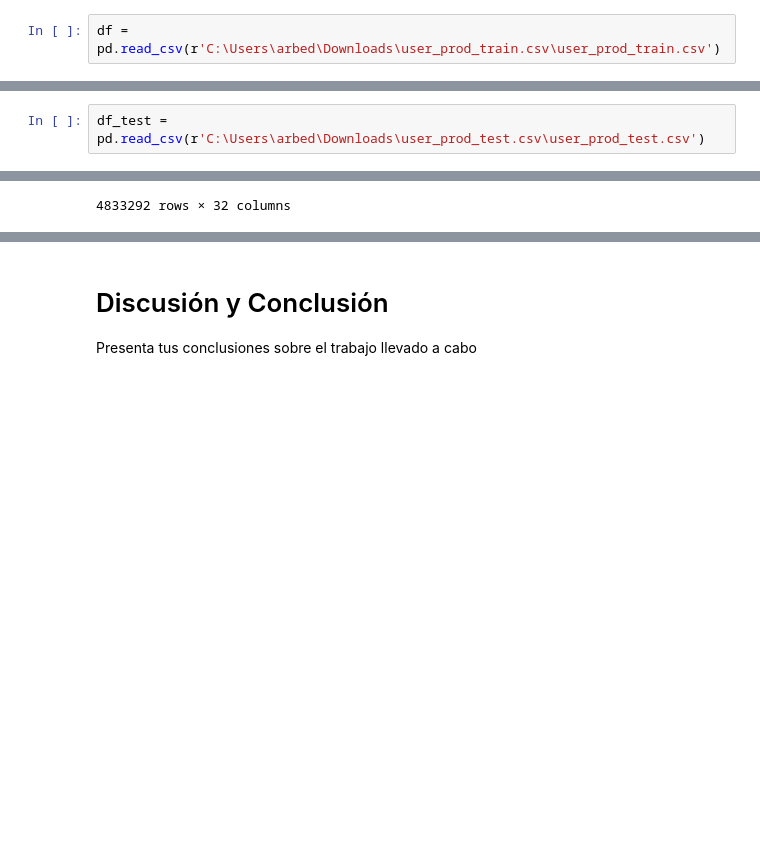
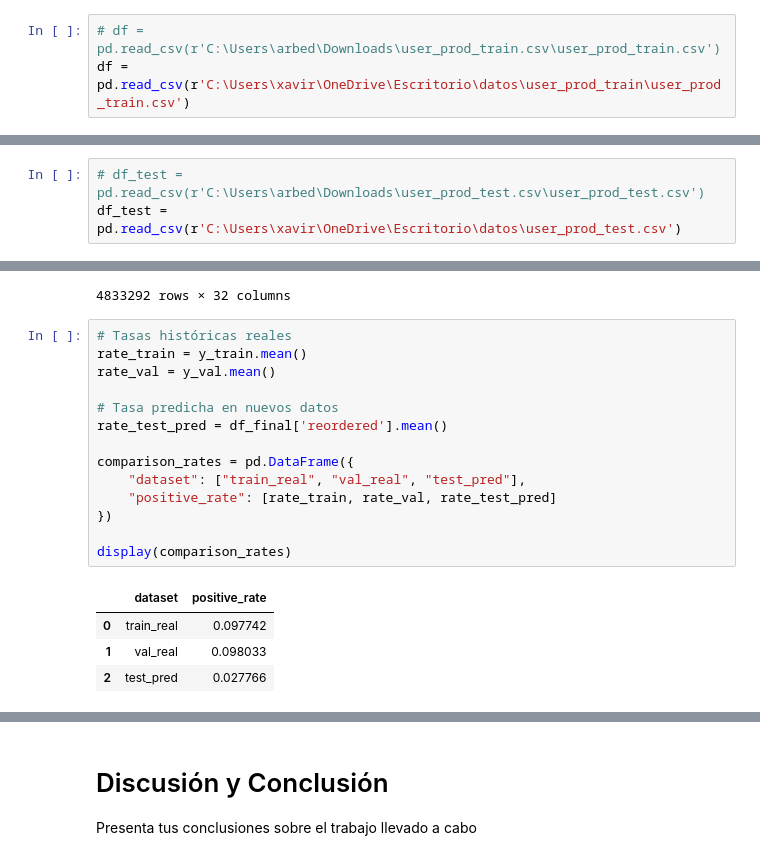
Before and after one commit to Xavi122323/Maestria-IA-Aplicada, a Jupyter notebook: Big Data Aplicada a los Negocios/Bedón, Bedón, Cobos, Ramos - Simulación Caso de Negocio_DT, RF & GB.ipynb, the cells around one changed output, grey strips where cells are left out. Saved outputs shown, nothing was run; the diff lists cells and outputs as text; blank space fills up the shorter version.

```diff
--- a/Big Data Aplicada a los Negocios/Bedón, Bedón, Cobos, Ramos - Simulación Caso de Negocio_DT, RF & GB.ipynb
+++ b/Big Data Aplicada a los Negocios/Bedón, Bedón, Cobos, Ramos - Simulación Caso de Negocio_DT, RF & GB.ipynb
@@ -40,7 +40,8 @@ import itertools
 # %% [markdown]
 Después, procedemos a cargar los datos utilizando la biblioteca Pandas. Puedes descargar los datos desde el aula virtual o el repositorio de <a href='https://drive.google.com/file/d/1ev8BAm9SEttmnwT-2gxik4_Y230UqWl1/view?usp=drive_link'>data</a>, dependiendo de tu preferencia.
 # %%
-df = pd.read_csv(r'C:\Users\arbed\Downloads\user_prod_train.csv\user_prod_train.csv')
+# df = pd.read_csv(r'C:\Users\arbed\Downloads\user_prod_train.csv\user_prod_train.csv')
+df = pd.read_csv(r'C:\Users\xavir\OneDrive\Escritorio\datos\user_prod_train\user_prod_train.csv')
 # %% [markdown]
 Después de cargar los datos, es importante verificar su calidad y realizar cualquier limpieza necesaria para garantizar la precisión de nuestro análisis. Aquí tienes algunos pasos comunes que podríamos realizar para verificar y limpiar los datos:
 
@@ -341,7 +342,8 @@ Como habíamos indicado en los análisis anteriores, vemos que XGBoost nos permi
 
 Carga el nuevo conjunto de datos de pruebas, lo puedes descargar desde <a href='https://drive.google.com/file/d/1GfmCmZMKoosYaO_5vZW9NxlrHc1p32wc/view?usp=drive_link'>aqui</a>
 # %%
-df_test = pd.read_csv(r'C:\Users\arbed\Downloads\user_prod_test.csv\user_prod_test.csv')
+# df_test = pd.read_csv(r'C:\Users\arbed\Downloads\user_prod_test.csv\user_prod_test.csv')
+df_test = pd.read_csv(r'C:\Users\xavir\OneDrive\Escritorio\datos\user_prod_test.csv')
 # %% [markdown]
 Vamos a realizar las predicciones de probabilidad y las predicciones para los datos nuevos con el modelo seleccionado. Esto nos permitirá ver el comportamiento del modelo con datos nuevo.
 # %%
@@ -370,3 +372,22 @@ display(df_final)
 | 4833290 | 13307883 | 206208 | 49385.0 | 1 | 0.842912 | 0.0 | ... |
 | 4833291 | 13307884 | 206208 | 49621.0 | 1 | 0.553269 | 0.0 | ... |
 4833292 rows × 32 columns
+# %%
+# Tasas históricas reales
+rate_train = y_train.mean()
+rate_val = y_val.mean()
+
+# Tasa predicha en nuevos datos
+rate_test_pred = df_final['reordered'].mean()
+
+comparison_rates = pd.DataFrame({
+    "dataset": ["train_real", "val_real", "test_pred"],
+    "positive_rate": [rate_train, rate_val, rate_test_pred]
+})
+
+display(comparison_rates)
+# %% [output]
+|  | dataset | positive_rate |
+| 0 | train_real | 0.097742 |
+| 1 | val_real | 0.098033 |
+| 2 | test_pred | 0.027766 |
```
Also changed, not shown: parts of 2 cells of this notebook.
